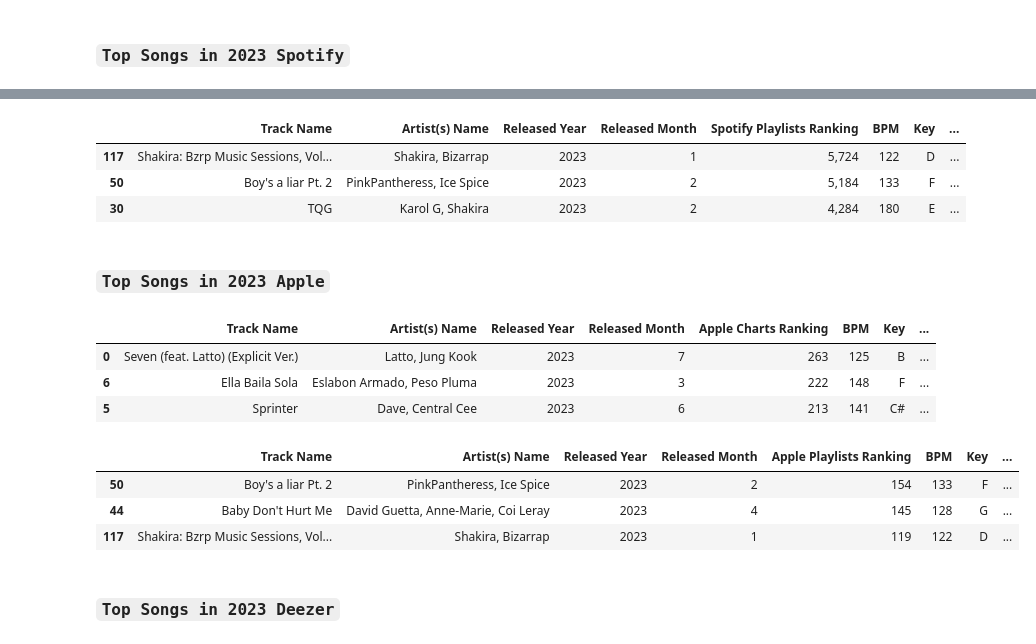
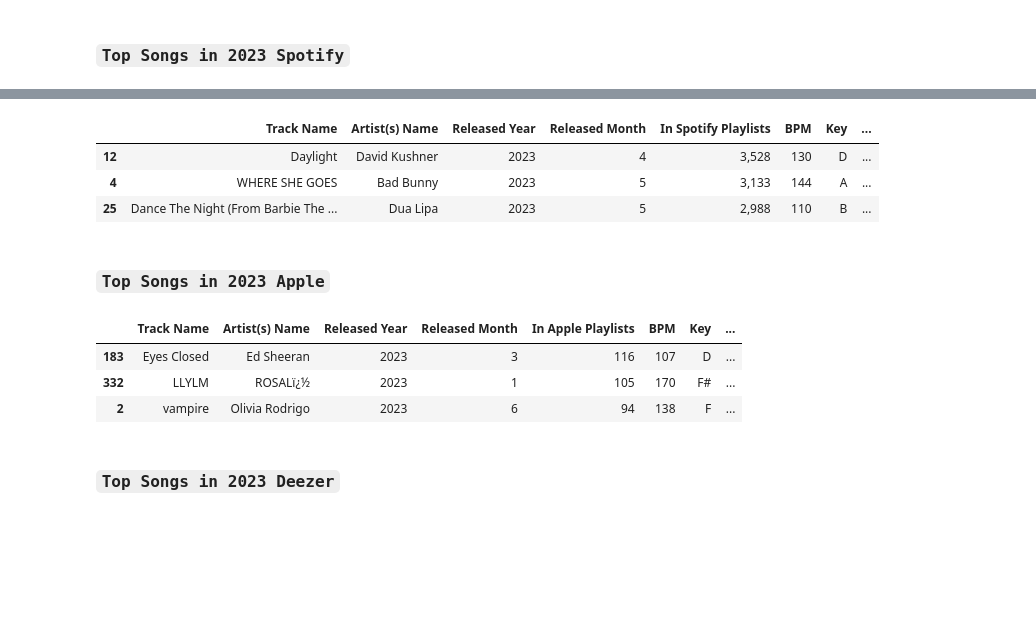
Before and after one commit to alaa-aleryani/Project_1, a Jupyter notebook: Analysis/top_Songs_Analysis.ipynb, the cells around one changed output, grey strips where cells are left out. Saved outputs shown, nothing was run; the diff lists cells and outputs as text; code cells hidden in the pictures; blank space fills up the shorter version.

```diff
--- a/Analysis/top_Songs_Analysis.ipynb
+++ b/Analysis/top_Songs_Analysis.ipynb
@@ -42,7 +42,9 @@ final_music_df = unduplicated_music_df.drop(columns=["in_shazam_charts", "releas
                                                       "mode", "danceability_%", "valence_%",
                                                       "energy_%", "acousticness_%",
                                                       "instrumentalness_%", "liveness_%",
-                                                      "speechiness_%", "Deezer Album ID"])
+                                                      "speechiness_%", "Deezer Album ID",
+                                                      "in_spotify_charts", "in_apple_charts",
+                                                      "in_deezer_charts"])
 # final_music_df.columns
 final_music_df.head(1)
 # %% [output]
@@ -55,12 +57,10 @@ final_music_df.head(1)
 final_music_df = final_music_df.rename(columns={"track_name": "Track Name", "artist(s)_name": "Artist(s) Name",
                                                 "artist_count": "Artist Count",
                                                 "released_year": "Released Year", "released_month": "Released Month",
-                                                "in_spotify_playlists": "Spotify Playlists Ranking",
-                                                "in_spotify_charts": "Spotify Charts Ranking", "streams": "Spotify Streams",
-                                                "in_apple_playlists": "Apple Playlists Ranking",
-                                                "in_apple_charts": "Apple Charts Ranking",
-                                                "in_deezer_playlists": "Deezer Playlists Ranking",
-                                                "in_deezer_charts": "Deezer Charts Ranking",
+                                                "in_spotify_playlists": "In Spotify Playlists",
+                                                "streams": "Spotify Streams",
+                                                "in_apple_playlists": "In Apple Playlists",
+                                                "in_deezer_playlists": "In Deezer Playlists",
                                                 "bpm": "BPM", "key": "Key"})
 
 # Now remove all empty cells - NOTE: most empty cells are in the "Deezer Genre" column
@@ -84,17 +84,17 @@ len(cleaned_final_music_df)
 # %% [output]
 694
 # %%
-print(cleaned_final_music_df[["Spotify Streams", "Deezer Playlists Ranking"]].dtypes)
+print(cleaned_final_music_df[["Spotify Streams", "In Deezer Playlists"]].dtypes)
 
-# Convert the values in the "Spotify Streams" AND "Deezer Playlists Ranking" Columns to integer
+print("-------------------------------------------")
+
+# Convert the values in the "Spotify Streams" AND "In Deezer Playlists" Columns to integer
 # First convert the Spotify Streams Column
 cleaned_final_music_df["Spotify Streams"] = cleaned_final_music_df["Spotify Streams"].astype("int64")
 
 # For the "Deezer Playlist" column we have to remove the "," then convert the string to an interger.
-cleaned_final_music_df["Deezer Playlists Ranking"] = cleaned_final_music_df["Deezer Playlists Ranking"].str.replace(",", "")
-cleaned_final_music_df["Deezer Playlists Ranking"] = cleaned_final_music_df["Deezer Playlists Ranking"].astype(int)
+cleaned_final_music_df["In Deezer Playlists"] = cleaned_final_music_df["In Deezer Playlists"].str.replace(",", "")
+cleaned_final_music_df["In Deezer Playlists"] = cleaned_final_music_df["In Deezer Playlists"].astype(int)
 
-print("-------------------------------------------")
-
-print(cleaned_final_music_df[["Spotify Streams", "Deezer Playlists Ranking"]].dtypes)
+print(cleaned_final_music_df[["Spotify Streams", "In Deezer Playlists"]].dtypes)
 # %% [output]
@@ -119,6 +119,10 @@ def highlighting(inp_var, color='lightblue'):
 # %%
 # Songs that were released in 2023:
-songs_23_df = cleaned_final_music_df[cleaned_final_music_df["Released Year"] == 2023]
+artists_23_df = cleaned_final_music_df[cleaned_final_music_df["Artist Count"] == 1]
+songs_23_df = artists_23_df[artists_23_df["Released Year"] == 2023]
+#                         and cleaned_final_music_df[cleaned_final_music_df["Artist Count"] == 1]
+#--------------------------------------------------------------------------------------------------------------------------
+spotify_top_songs_all = []
 # %% [markdown]
 ### `Top Songs in 2023 Spotify`
 # %%
@@ -158,49 +148,35 @@ top_23_Spotify_charts[["Track Name", "Artist(s) Name", "Released Year", \
 # Top songs in '23 based on Spotify playlists
 
 # sort the "in_spotify_playlists" in DESCENDING order.
-top_23_Spotify_playlists = songs_23_df.sort_values(by="Spotify Playlists Ranking", ascending=False)
+top_23_Spotify_playlists = songs_23_df.sort_values(by="In Spotify Playlists", ascending=False)
 
 # Format the Column for better readability.
-top_23_Spotify_playlists["Spotify Playlists Ranking"] = top_23_Spotify_playlists["Spotify Playlists Ranking"]\
-                                                                                                .map("{:,}".format)
+top_23_Spotify_playlists["In Spotify Playlists"] = top_23_Spotify_playlists["In Spotify Playlists"]\
+                                                                                    .map("{:,}".format)
 
 top_23_Spotify_playlists[["Track Name", "Artist(s) Name", "Released Year", \
-                  "Released Month", "Spotify Playlists Ranking", "BPM", "Key", "Deezer Genre"]].head(3)\
-                  .style.apply(highlighting, axis=0, subset=["Spotify Playlists Ranking"])
+                  "Released Month", "In Spotify Playlists", "BPM", "Key", "Deezer Genre"]].head(3)\
+                  .style.apply(highlighting, axis=0, subset=["In Spotify Playlists"])
 # %% [output]
-|  | Track Name | Artist(s) Name | Released Year | Released Month | Spotify Playlists Ranking | BPM | Key | ... |
-| 117 | Shakira: Bzrp Music Sessions, Vol... | Shakira, Bizarrap | 2023 | 1 | 5,724 | 122 | D | ... |
-| 50 | Boy's a liar Pt. 2 | PinkPantheress, Ice Spice | 2023 | 2 | 5,184 | 133 | F | ... |
-| 30 | TQG | Karol G, Shakira | 2023 | 2 | 4,284 | 180 | E | ... |
+|  | Track Name | Artist(s) Name | Released Year | Released Month | In Spotify Playlists | BPM | Key | ... |
+| 12 | Daylight | David Kushner | 2023 | 4 | 3,528 | 130 | D | ... |
+| 4 | WHERE SHE GOES | Bad Bunny | 2023 | 5 | 3,133 | 144 | A | ... |
+| 25 | Dance The Night (From Barbie The ... | Dua Lipa | 2023 | 5 | 2,988 | 110 | B | ... |
 # %% [markdown]
 ### `Top Songs in 2023 Apple`
-# %%
-# Top songs in '23 based on Apple charts
-
-# sort the "in_apple_charts" in DESCENDING order.
-top_23_Apple_charts = songs_23_df.sort_values(by="Apple Charts Ranking", ascending=False)
-
-top_23_Apple_charts[["Track Name", "Artist(s) Name", "Released Year", \
-                  "Released Month", "Apple Charts Ranking", "BPM", "Key", "Deezer Genre"]].head(3)\
-                  .style.apply(highlighting, axis=0, subset=["Apple Charts Ranking"])
-# %% [output]
-|  | Track Name | Artist(s) Name | Released Year | Released Month | Apple Charts Ranking | BPM | Key | ... |
-| 0 | Seven (feat. Latto) (Explicit Ver.) | Latto, Jung Kook | 2023 | 7 | 263 | 125 | B | ... |
-| 6 | Ella Baila Sola | Eslabon Armado, Peso Pluma | 2023 | 3 | 222 | 148 | F | ... |
-| 5 | Sprinter | Dave, Central Cee | 2023 | 6 | 213 | 141 | C# | ... |
 # %%
 # Top songs in 23 based on Apple playlists
 
 # sort the "in_apple_playlists" in DESCENDING order.
-top_23_Apple_playlists = songs_23_df.sort_values(by="Apple Playlists Ranking", ascending=False)
+top_23_Apple_playlists = songs_23_df.sort_values(by="In Apple Playlists", ascending=False)
 
 top_23_Apple_playlists[["Track Name", "Artist(s) Name", "Released Year", \
-                      "Released Month", "Apple Playlists Ranking", "BPM", "Key", "Deezer Genre"]].head(3)\
-                      .style.apply(highlighting, axis=0, subset=["Apple Playlists Ranking"])
+                      "Released Month", "In Apple Playlists", "BPM", "Key", "Deezer Genre"]].head(3)\
+                      .style.apply(highlighting, axis=0, subset=["In Apple Playlists"])
 # %% [output]
-|  | Track Name | Artist(s) Name | Released Year | Released Month | Apple Playlists Ranking | BPM | Key | ... |
-| 50 | Boy's a liar Pt. 2 | PinkPantheress, Ice Spice | 2023 | 2 | 154 | 133 | F | ... |
-| 44 | Baby Don't Hurt Me | David Guetta, Anne-Marie, Coi Leray | 2023 | 4 | 145 | 128 | G | ... |
-| 117 | Shakira: Bzrp Music Sessions, Vol... | Shakira, Bizarrap | 2023 | 1 | 119 | 122 | D | ... |
+|  | Track Name | Artist(s) Name | Released Year | Released Month | In Apple Playlists | BPM | Key | ... |
+| 183 | Eyes Closed | Ed Sheeran | 2023 | 3 | 116 | 107 | D | ... |
+| 332 | LLYLM | ROSALï¿½ | 2023 | 1 | 105 | 170 | F# | ... |
+| 2 | vampire | Olivia Rodrigo | 2023 | 6 | 94 | 138 | F | ... |
 # %% [markdown]
 ### `Top Songs in 2023 Deezer`
```
Also changed, not shown: parts of 32 cells of this notebook, 1 other file.
